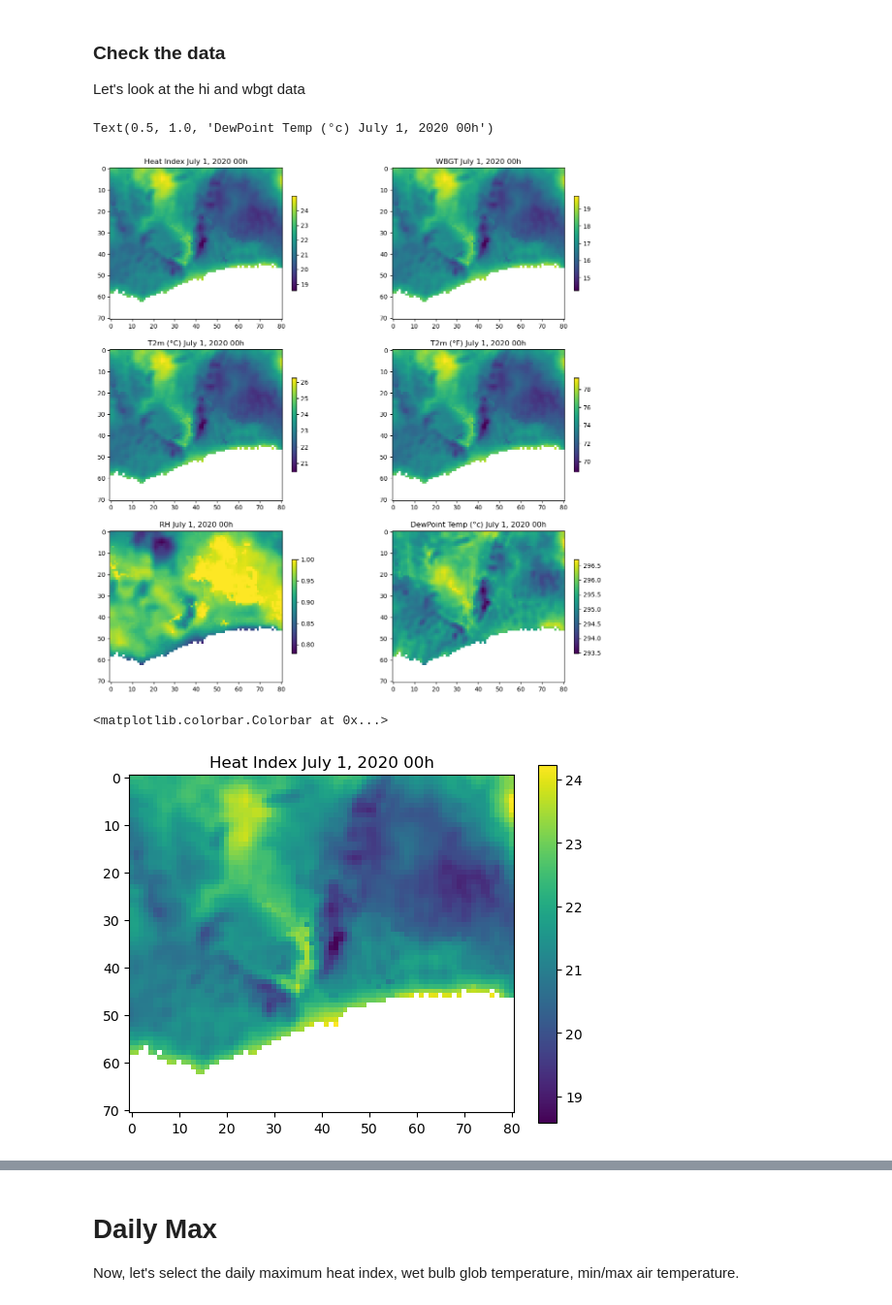
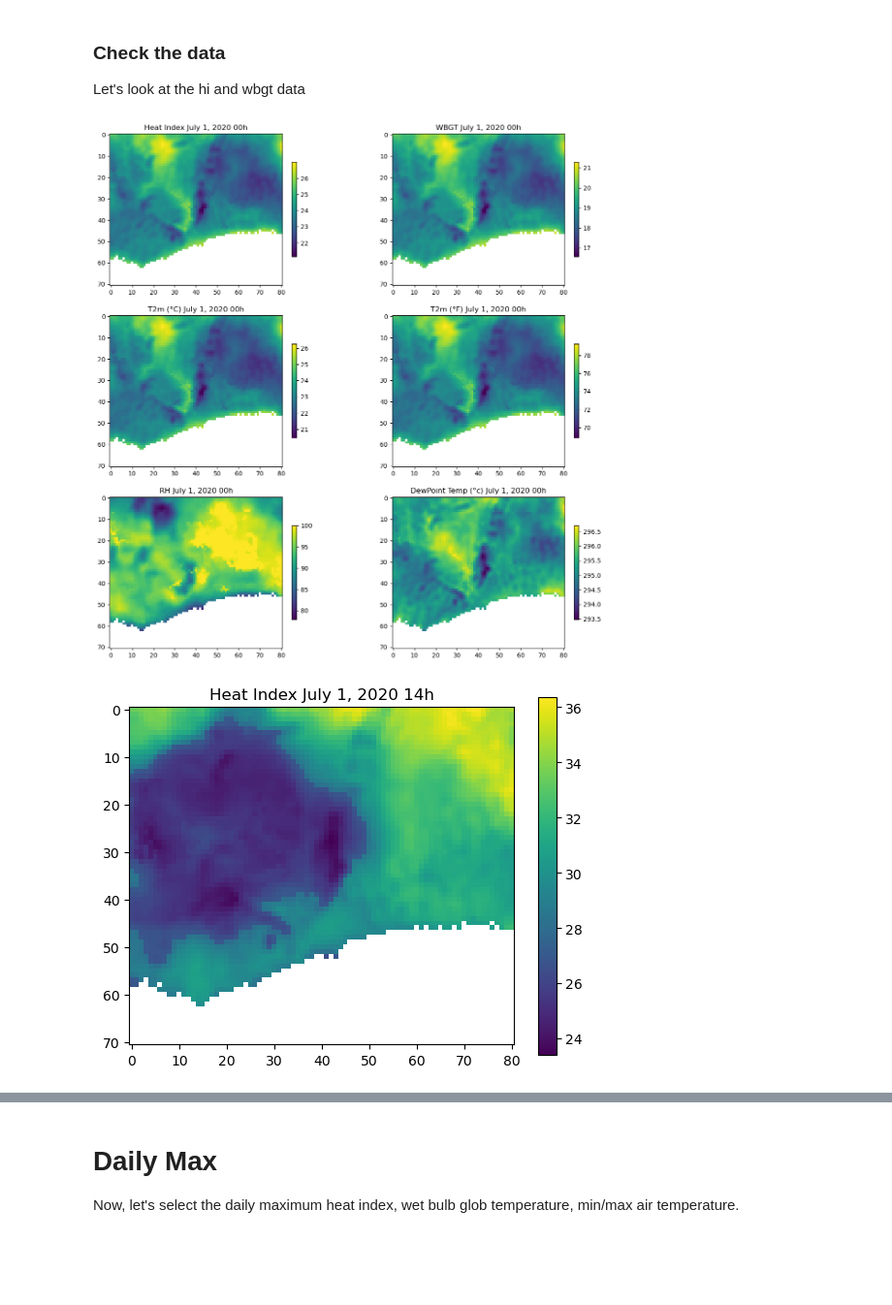
Before and after one commit to cascadet/ERA5Extract, a Jupyter notebook: ERA5_HI_WBGT_AirTemps.ipynb, the cells around one changed output, grey strips where cells are left out. Shown at 97% size. Cells and saved outputs as stored; diff of their text form; code cells hidden in the pictures; blank space fills up the shorter version.

Commit message:
fixed RH to multiply by 100

```diff
--- a/ERA5_HI_WBGT_AirTemps.ipynb
+++ b/ERA5_HI_WBGT_AirTemps.ipynb
@@ -51,5 +51,5 @@ import matplotlib.pyplot as plt
 # %% [markdown]
 ### Open the NetCDF File as an Xarray Dataset
 # %%
-fn = os.path.join('./data/ERA5-2020-07-td-t-p.nc')
-ds = xr.open_dataset(fn)
+fn = os.path.join('./data/ERA5-Ghana-Hourly-202007-td-t-p.nc')
+ds = xr.open_dataset(fn, chunks = 'auto')
@@ -77,0 +102,4 @@ Attributes:
+# %%
+# load the data into memory
+ds = ds.load()
+ds
@@ -99,7 +145,7 @@ plt.colorbar()
 # %% [markdown]
 # Estimate Relative Humidity
 # %%
-ds['rh'] = xr.apply_ufunc(rh, ds.t2m, ds.d2m)
+ds['rh'] = 100 * xr.apply_ufunc(rh, ds.t2m, ds.d2m) # multiply by 100 since output is in decimals
 # %%
 ds
 # %% [output]
@@ -219,44 +253,42 @@ fig, axs = plt.subplots(3, 2, figsize=(15, 15))  # 2 row, 2 columns
 arr = ds.hi.isel(valid_time = 0)
 p1 = axs[0][0].imshow(arr)
 cbar = fig.colorbar(p1, ax=axs[0][0], orientation='vertical', fraction=0.02, pad=0.04)
-axs[0][0].set_title('Heat Index July 1, 2020 00h')
+axs[0][0].set_title('Heat Index July 1, 2020 00h');
 
 arr = ds.wbgt.isel(valid_time = 0)
 p1 = axs[0][1].imshow(arr)
 cbar = fig.colorbar(p1, ax=axs[0][1], orientation='vertical', fraction=0.02, pad=0.04)
-axs[0][1].set_title('WBGT July 1, 2020 00h')
+axs[0][1].set_title('WBGT July 1, 2020 00h');
 
 arr = ds.t2m_c.isel(valid_time = 0)
 p1 = axs[1][0].imshow(arr)
 cbar = fig.colorbar(p1, ax=axs[1][0], orientation='vertical', fraction=0.02, pad=0.04)
-axs[1][0].set_title('T2m (°C) July 1, 2020 00h')
+axs[1][0].set_title('T2m (°C) July 1, 2020 00h');
 
 arr = ds.t2m_f.isel(valid_time = 0)
 p1 = axs[1][1].imshow(arr)
 cbar = fig.colorbar(p1, ax=axs[1][1], orientation='vertical', fraction=0.02, pad=0.04)
-axs[1][1].set_title('T2m (°F) July 1, 2020 00h')
+axs[1][1].set_title('T2m (°F) July 1, 2020 00h');
 
 arr = ds.rh.isel(valid_time = 0)
 p1 = axs[2][0].imshow(arr)
 cbar = fig.colorbar(p1, ax=axs[2][0], orientation='vertical', fraction=0.02, pad=0.04)
-axs[2][0].set_title('RH July 1, 2020 00h')
+axs[2][0].set_title('RH July 1, 2020 00h');
 
 arr = ds.d2m.isel(valid_time = 0)
 p1 = axs[2][1].imshow(arr)
 cbar = fig.colorbar(p1, ax=axs[2][1], orientation='vertical', fraction=0.02, pad=0.04)
-axs[2][1].set_title('DewPoint Temp (°c) July 1, 2020 00h')
+axs[2][1].set_title('DewPoint Temp (°c) July 1, 2020 00h');
 # %% [output]
-Text(0.5, 1.0, 'DewPoint Temp (°c) July 1, 2020 00h')
-[figure, old version]
+[figure, new version]
 # %%
-arr = ds.hi.isel(valid_time = 1)
+arr = ds.hi.isel(valid_time = 14)
 # %%
 plt.imshow(arr)
-plt.title('Heat Index July 1, 2020 00h')
-plt.colorbar()
+plt.title('Heat Index July 1, 2020 14h');
+plt.colorbar();
 # %% [output]
-<matplotlib.colorbar.Colorbar at 0x...>
-[figure, old version]
+[figure, new version]
 # %%
 arr = ds.wbgt.isel(valid_time = 1)
 # %%
```
Also changed, not shown: parts of 13 cells of this notebook, 4 other files.
